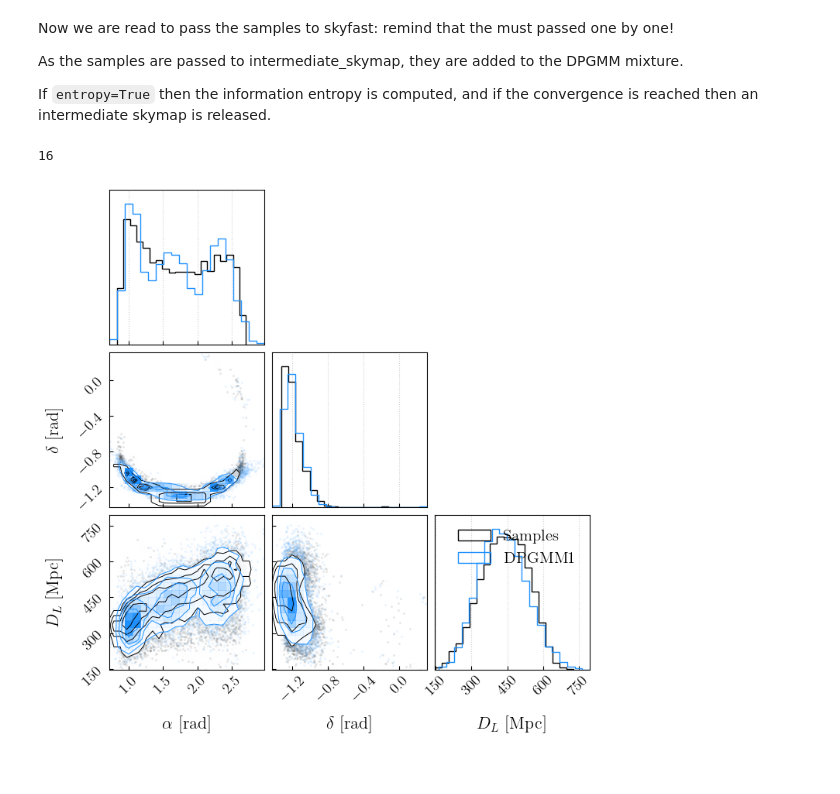
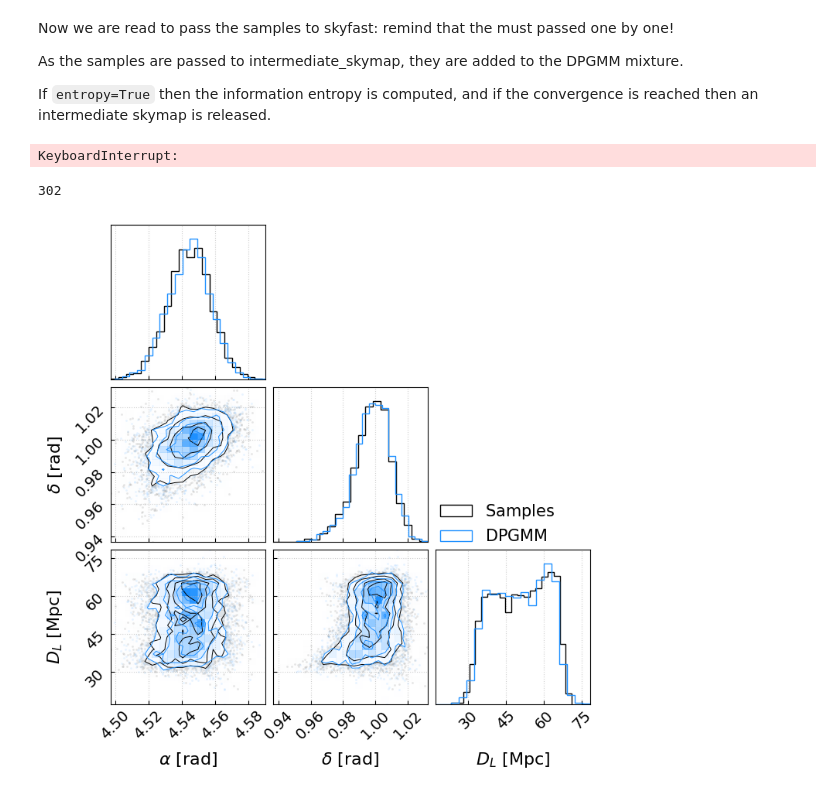
Before and after one commit to gabrieledemasi/skyfast, a Jupyter notebook: Tutorial/skyfast_tutorial_GW150914.ipynb, the cells around one changed output. Drawn from its saved outputs; the diff is of its cells as text; code cells hidden in the pictures.

```diff
--- a/Tutorial/skyfast_tutorial_GW150914.ipynb
+++ b/Tutorial/skyfast_tutorial_GW150914.ipynb
@@ -47,7 +72,12 @@ c = corner(samples)
 # %%
 from figaro.utils import get_priors
 eps = 0.1
-bounds = np.array([[0.-eps, 2*np.pi+eps], [-np.pi/2 -eps, np.pi/2+eps], [0.-eps, 1000+eps]])
-a = get_priors(bounds = bounds,scale = 3)
+sam = np.array(samples).T
+print(sam[2])
+print(np.max(sam[2]))
+max = np.max(sam[2])
+print(max)
+bounds = np.array([[0.-eps, 2*np.pi+eps], [-np.pi/2 -eps, np.pi/2+eps], [0.-eps, 100+eps]])
+a = get_priors(bounds = bounds,samples=np.array(samples), probit=True)
 print(a)
 # %% [output]
@@ -59,9 +93,8 @@ And finally we initialize a skyfast class:
 # %%
 
 # working; std = np.array([1, 0.05, 1]),
-dens = skyfast(1000, #maximum distance at which we expect to have a distance sample
-                std = 100,
-                glade_file=glade_file,
-                n_gridpoints = [100, 100, 50],
-                #entropy = True,  #If True, an intermediate skymap is created when the convergence is reached
+dens = skyfast(500, #maximum distance at which we expect to have a distance sample
+                n_gridpoints = [500, 250, 50],
+                prior_pars=a,
+                entropy = True,  #If True, an intermediate skymap is created when the convergence is reached
                 n_entropy_MC_draws=1e3)
@@ -78,18 +109,19 @@ As the samples are passed to intermediate_skymap, they are added to the DPGMM mi
 
 If `entropy=True` then the information entropy is computed, and if the convergence is reached then an intermediate skymap is released.
 # %%
-
+dens.initialise()
+np.random.shuffle(samples)
 for i in tqdm(range(len(samples))):
         dens.intermediate_skymap(samples[i])
-
-dens.initialise()
+# %% [output]
+KeyboardInterrupt:
 # %%
 dens.plot_samples(samples)
-#dens.make_entropy_plot()
+dens.make_entropy_plot()
 
 #dens.make_skymap(final_map = True)
 #dens.make_volume_map(final_map = True)
 print(dens.N_clu[-1])
 # %% [output]
-16
+302
-[figure, old version]
+[figure, new version]
```
Also changed, not shown: parts of 5 cells of this notebook, 2 other files.
